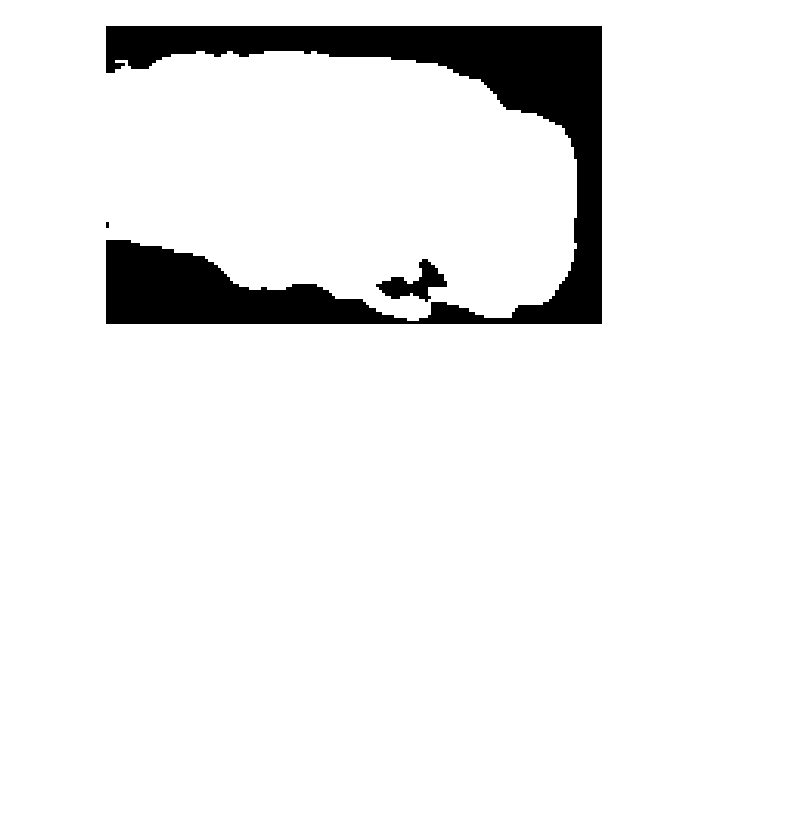
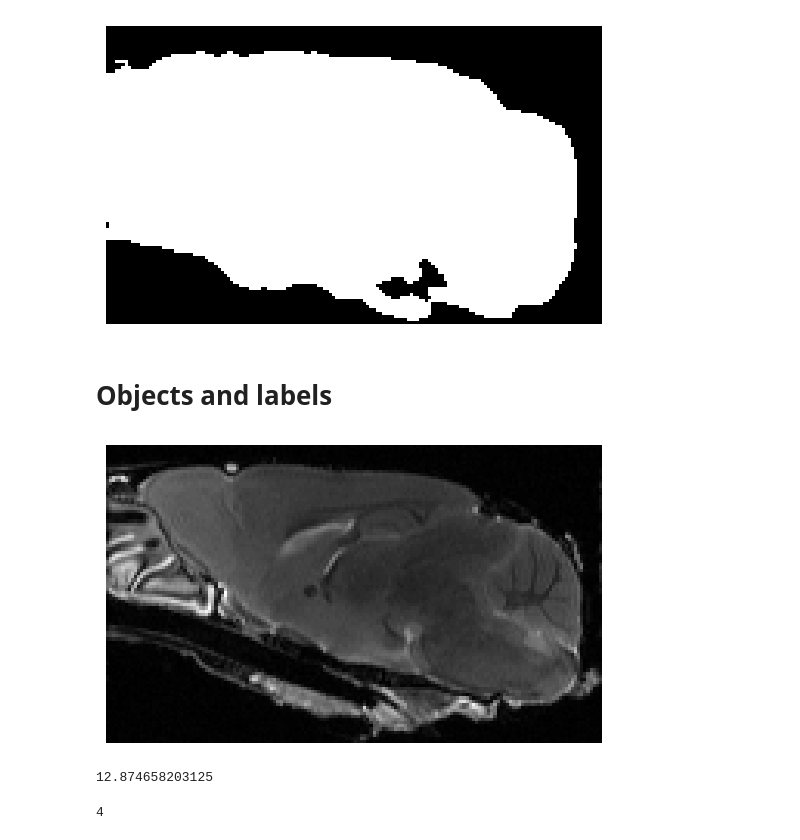
Before and after one commit to AnriiGegliuk/mice_MRI_analysis, a Jupyter notebook: notebooks/mask_improvement/mask_improvement.ipynb, the cells around one changed output. Saved outputs shown, nothing was run; the diff lists cells and outputs as text; code cells hidden in the pictures; blank space fills up the shorter version.

Commit message:
creating mask

```diff
--- a/notebooks/mask_improvement/mask_improvement.ipynb
+++ b/notebooks/mask_improvement/mask_improvement.ipynb
@@ -140,3 +140,23 @@ plt.axis('off')
 plt.show()
 # %% [output]
 [figure]
+# %% [markdown]
+# Objects and labels
+# %%
+plt.imshow(image_int[:,:, 70], cmap='gray')
+plt.axis('off')
+plt.show()
+# %% [output]
+[figure, added]
+# %%
+filt = ndi.gaussian_filter(image_int, sigma=2)
+filt.mean()
+# %% [output]
+12.874658203125
+# %%
+mask = filt > 22
+
+labels, nlabels = ndi.label(mask)
+nlabels
+# %% [output]
+4
```
Also changed, not shown: parts of 2 cells of this notebook.
